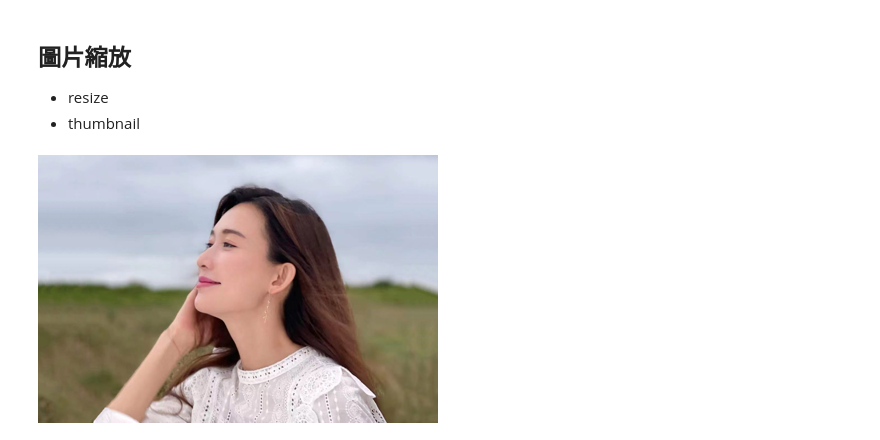
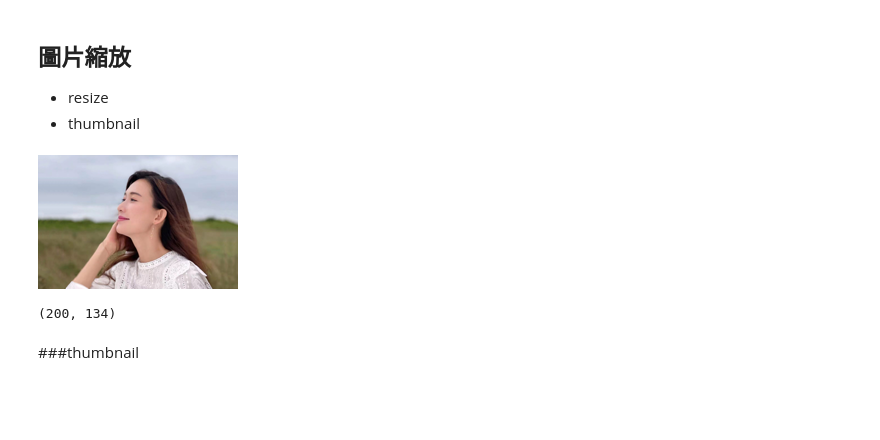
Before and after one commit to Kuo2022/20220702-python, a Jupyter notebook: 20220716.ipynb, the cells around one changed output. Drawn from its saved outputs; the diff is of its cells as text; code cells hidden in the pictures; blank space fills up the shorter version.

```diff
--- a/20220716.ipynb
+++ b/20220716.ipynb
@@ -400,9 +412,17 @@ im_gray.save("lin_gray.jpg")
 # %%
 #im.resize使用說明
 im.resize?
-# %%
-im = im.resize((400,268))
+# %%
+im2 = im.resize((im.size[0]//2, im.size[1]//2))
+# %%
+im2
+# %% [output]
+[figure, added]
+# %%
+im2.size
+# %% [output]
+(200, 134)
+# %% [markdown]
+###thumbnail
 # %%
-im
+im.thumbnail?
-# %% [output]
-[figure, removed]
```
Also changed, not shown: parts of 16 cells of this notebook.
